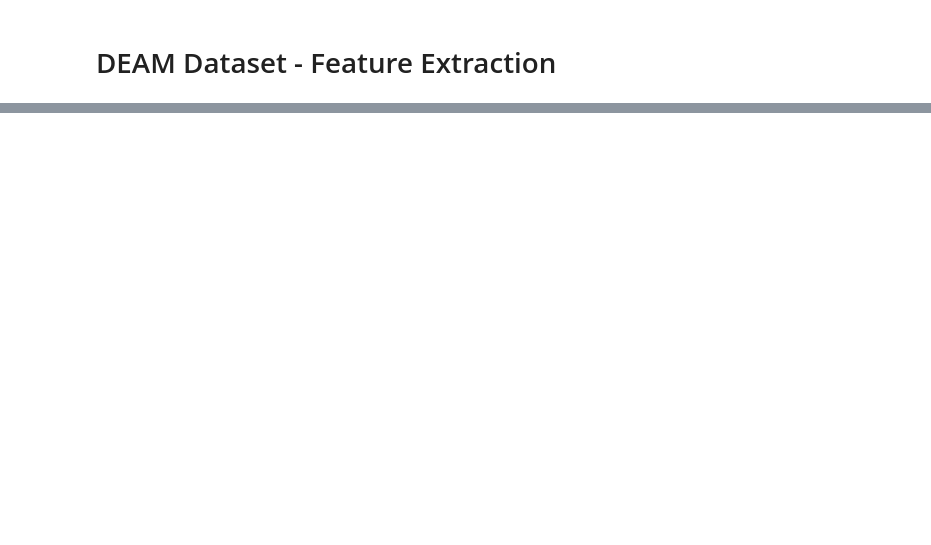
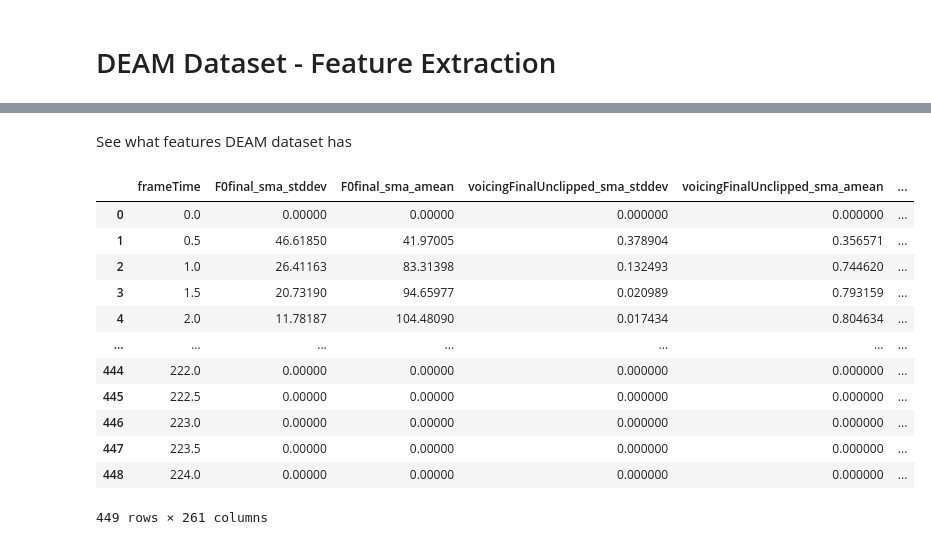
Before and after one commit to Fe-56/CDeeS, a Jupyter notebook: notebooks/deam/deam_feature_extraction.ipynb, the cells around one changed output, grey strips where cells are left out. Drawn from its saved outputs; the diff is of its cells as text; code cells hidden in the pictures; blank space fills up the shorter version.

Commit message:
Complete code for feature extraction with openSMILE for DEAM dataset

```diff
--- a/notebooks/deam/deam_feature_extraction.ipynb
+++ b/notebooks/deam/deam_feature_extraction.ipynb
@@ -24,0 +53,20 @@ y
+# %% [markdown]
+See what features DEAM dataset has
+# %%
+import pandas as pd
+df_deam_sample = pd.read_csv(get_deam_path('features/2.csv'), delimiter=';')
+df_deam_sample
+# %% [output]
+|  | frameTime | F0final_sma_stddev | F0final_sma_amean | voicingFinalUnclipped_sma_stddev | voicingFinalUnclipped_sma_amean | ... |
+| 0 | 0.0 | 0.00000 | 0.00000 | 0.000000 | 0.000000 | ... |
+| 1 | 0.5 | 46.61850 | 41.97005 | 0.378904 | 0.356571 | ... |
+| 2 | 1.0 | 26.41163 | 83.31398 | 0.132493 | 0.744620 | ... |
+| 3 | 1.5 | 20.73190 | 94.65977 | 0.020989 | 0.793159 | ... |
+| 4 | 2.0 | 11.78187 | 104.48090 | 0.017434 | 0.804634 | ... |
+| ... | ... | ... | ... | ... | ... | ... |
+| 444 | 222.0 | 0.00000 | 0.00000 | 0.000000 | 0.000000 | ... |
+| 445 | 222.5 | 0.00000 | 0.00000 | 0.000000 | 0.000000 | ... |
+| 446 | 223.0 | 0.00000 | 0.00000 | 0.000000 | 0.000000 | ... |
+| 447 | 223.5 | 0.00000 | 0.00000 | 0.000000 | 0.000000 | ... |
+| 448 | 224.0 | 0.00000 | 0.00000 | 0.000000 | 0.000000 | ... |
+449 rows × 261 columns
```
Also changed, not shown: parts of 40 cells of this notebook, 3 other files.
